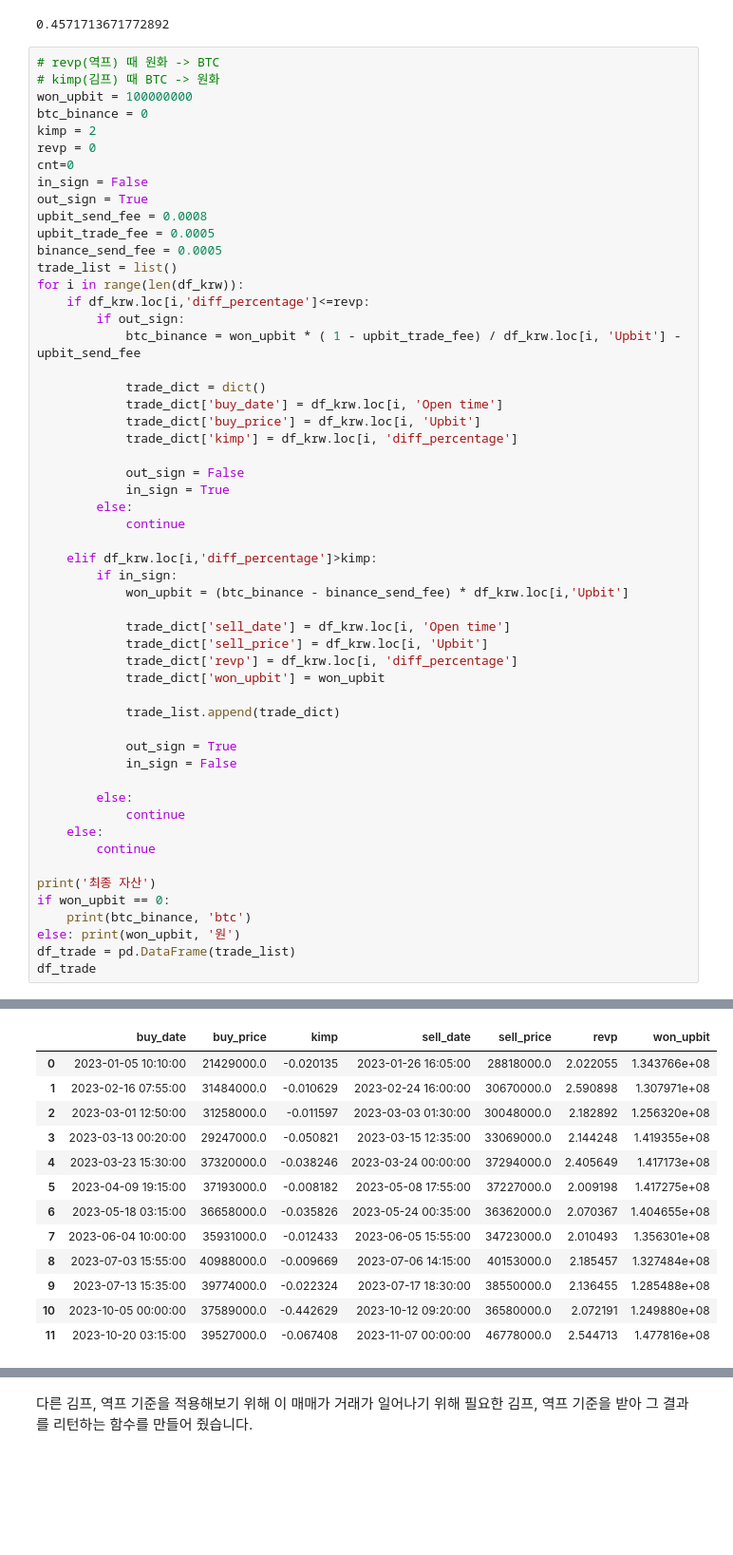
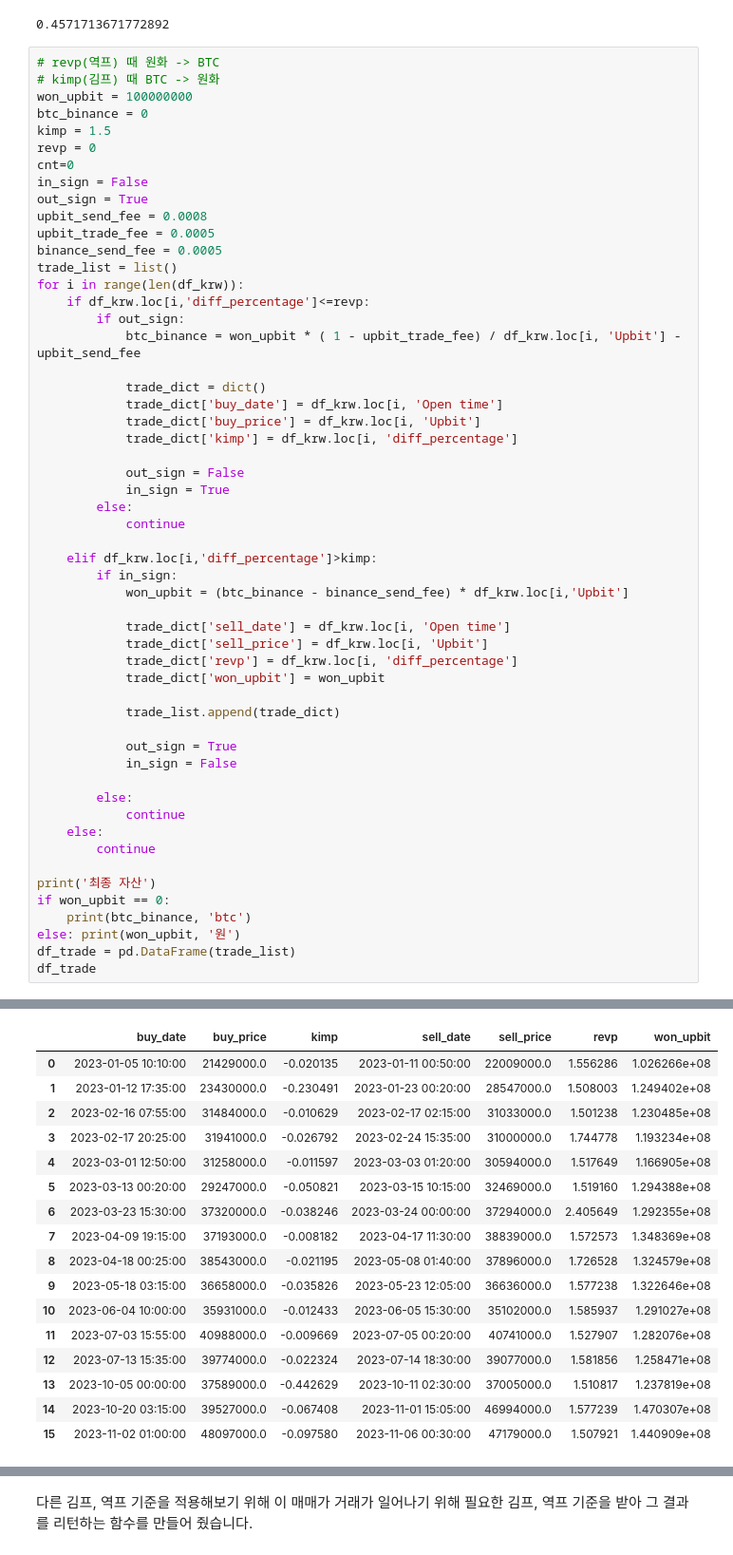
Before and after one commit to ppsygit/coinAnalysis, a Jupyter notebook: diff_analysis/upbit_binance_diff_analysis.ipynb, the cells around one changed output, grey strips where cells are left out. Shown: that part at 95% size. Saved outputs shown, nothing was run; the diff lists cells and outputs as text; blank space fills up the shorter version.

```diff
--- a/diff_analysis/upbit_binance_diff_analysis.ipynb
+++ b/diff_analysis/upbit_binance_diff_analysis.ipynb
@@ -137,7 +137,7 @@ df_krw.loc[1, 'diff_percentage']
 # kimp(김프) 때 BTC -> 원화
 won_upbit = 100000000
 btc_binance = 0
-kimp = 2
+kimp = 1.5
 revp = 0
 cnt=0
 in_sign = False
@@ -192,15 +192,19 @@ df_trade
 |  | buy_date | buy_price | kimp | sell_date | sell_price | revp | won_upbit |
-| 0 | 2023-01-05 10:10:00 | 21429000.0 | -0.020135 | 2023-01-26 16:05:00 | 28818000.0 | 2.022055 | 1.343766e+08 |
-| 1 | 2023-02-16 07:55:00 | 31484000.0 | -0.010629 | 2023-02-24 16:00:00 | 30670000.0 | 2.590898 | 1.307971e+08 |
-| 2 | 2023-03-01 12:50:00 | 31258000.0 | -0.011597 | 2023-03-03 01:30:00 | 30048000.0 | 2.182892 | 1.256320e+08 |
-| 3 | 2023-03-13 00:20:00 | 29247000.0 | -0.050821 | 2023-03-15 12:35:00 | 33069000.0 | 2.144248 | 1.419355e+08 |
-| 4 | 2023-03-23 15:30:00 | 37320000.0 | -0.038246 | 2023-03-24 00:00:00 | 37294000.0 | 2.405649 | 1.417173e+08 |
-| 5 | 2023-04-09 19:15:00 | 37193000.0 | -0.008182 | 2023-05-08 17:55:00 | 37227000.0 | 2.009198 | 1.417275e+08 |
-| 6 | 2023-05-18 03:15:00 | 36658000.0 | -0.035826 | 2023-05-24 00:35:00 | 36362000.0 | 2.070367 | 1.404655e+08 |
-| 7 | 2023-06-04 10:00:00 | 35931000.0 | -0.012433 | 2023-06-05 15:55:00 | 34723000.0 | 2.010493 | 1.356301e+08 |
-| 8 | 2023-07-03 15:55:00 | 40988000.0 | -0.009669 | 2023-07-06 14:15:00 | 40153000.0 | 2.185457 | 1.327484e+08 |
-| 9 | 2023-07-13 15:35:00 | 39774000.0 | -0.022324 | 2023-07-17 18:30:00 | 38550000.0 | 2.136455 | 1.285488e+08 |
-| 10 | 2023-10-05 00:00:00 | 37589000.0 | -0.442629 | 2023-10-12 09:20:00 | 36580000.0 | 2.072191 | 1.249880e+08 |
-| 11 | 2023-10-20 03:15:00 | 39527000.0 | -0.067408 | 2023-11-07 00:00:00 | 46778000.0 | 2.544713 | 1.477816e+08 |
+| 0 | 2023-01-05 10:10:00 | 21429000.0 | -0.020135 | 2023-01-11 00:50:00 | 22009000.0 | 1.556286 | 1.026266e+08 |
+| 1 | 2023-01-12 17:35:00 | 23430000.0 | -0.230491 | 2023-01-23 00:20:00 | 28547000.0 | 1.508003 | 1.249402e+08 |
+| 2 | 2023-02-16 07:55:00 | 31484000.0 | -0.010629 | 2023-02-17 02:15:00 | 31033000.0 | 1.501238 | 1.230485e+08 |
+| 3 | 2023-02-17 20:25:00 | 31941000.0 | -0.026792 | 2023-02-24 15:35:00 | 31000000.0 | 1.744778 | 1.193234e+08 |
+| 4 | 2023-03-01 12:50:00 | 31258000.0 | -0.011597 | 2023-03-03 01:20:00 | 30594000.0 | 1.517649 | 1.166905e+08 |
+| 5 | 2023-03-13 00:20:00 | 29247000.0 | -0.050821 | 2023-03-15 10:15:00 | 32469000.0 | 1.519160 | 1.294388e+08 |
+| 6 | 2023-03-23 15:30:00 | 37320000.0 | -0.038246 | 2023-03-24 00:00:00 | 37294000.0 | 2.405649 | 1.292355e+08 |
+| 7 | 2023-04-09 19:15:00 | 37193000.0 | -0.008182 | 2023-04-17 11:30:00 | 38839000.0 | 1.572573 | 1.348369e+08 |
+| 8 | 2023-04-18 00:25:00 | 38543000.0 | -0.021195 | 2023-05-08 01:40:00 | 37896000.0 | 1.726528 | 1.324579e+08 |
+| 9 | 2023-05-18 03:15:00 | 36658000.0 | -0.035826 | 2023-05-23 12:05:00 | 36636000.0 | 1.577238 | 1.322646e+08 |
+| 10 | 2023-06-04 10:00:00 | 35931000.0 | -0.012433 | 2023-06-05 15:30:00 | 35102000.0 | 1.585937 | 1.291027e+08 |
+| 11 | 2023-07-03 15:55:00 | 40988000.0 | -0.009669 | 2023-07-05 00:20:00 | 40741000.0 | 1.527907 | 1.282076e+08 |
+| 12 | 2023-07-13 15:35:00 | 39774000.0 | -0.022324 | 2023-07-14 18:30:00 | 39077000.0 | 1.581856 | 1.258471e+08 |
+| 13 | 2023-10-05 00:00:00 | 37589000.0 | -0.442629 | 2023-10-11 02:30:00 | 37005000.0 | 1.510817 | 1.237819e+08 |
+| 14 | 2023-10-20 03:15:00 | 39527000.0 | -0.067408 | 2023-11-01 15:05:00 | 46994000.0 | 1.577239 | 1.470307e+08 |
+| 15 | 2023-11-02 01:00:00 | 48097000.0 | -0.097580 | 2023-11-06 00:30:00 | 47179000.0 | 1.507921 | 1.440909e+08 |
 # %%
 import matplotlib.pyplot as plt
```
Also changed, not shown: parts of 9 cells of this notebook.
